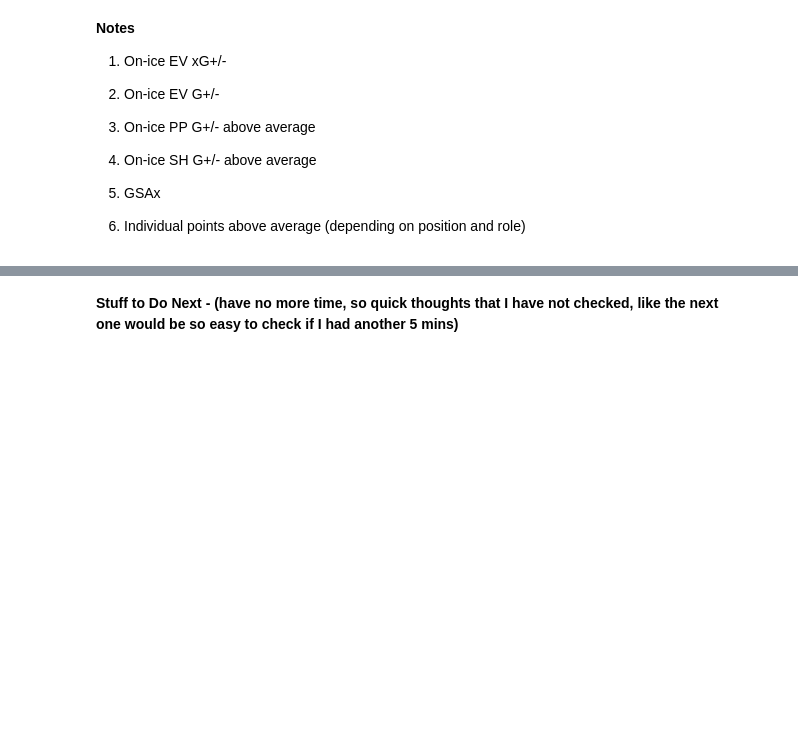
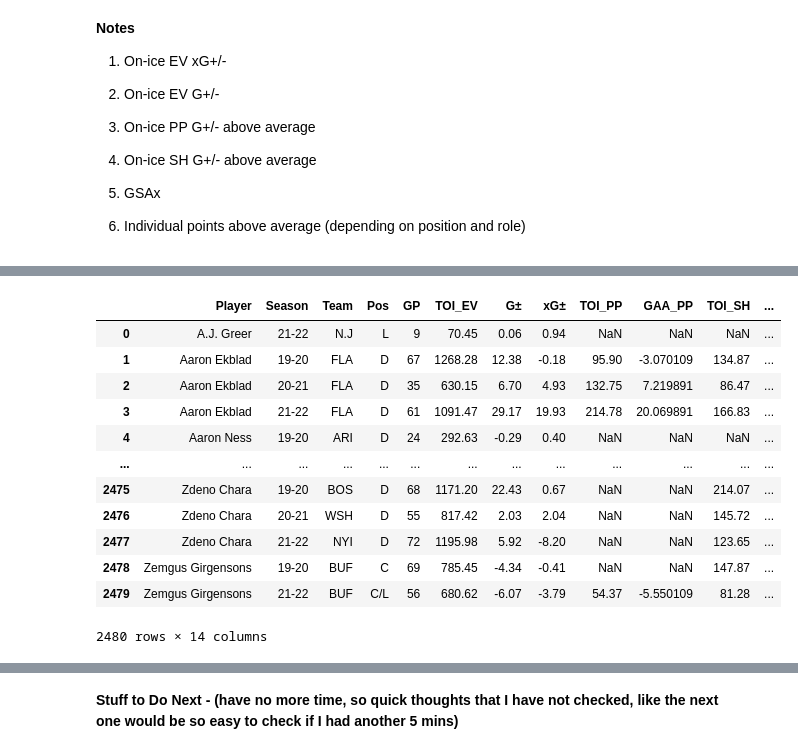
Before and after one commit to danmartin25/Hockey_Model, a Jupyter notebook: Hockey Model Mark I.ipynb, the cells around one changed output, grey strips where cells are left out. Drawn from its saved outputs; the diff is of its cells as text; code cells hidden in the pictures; blank space fills up the shorter version.

Commit message:
Cleaned up code blocks and separated skaters and goalies into tables for each team.

```diff
--- a/Hockey Model Mark I.ipynb
+++ b/Hockey Model Mark I.ipynb
@@ -198,4 +327,4 @@ skater_EV_PP = combined_player_df.drop(columns = ['Team_y','Position_PP','GP_PP'
 # %%
 #Merge EV,PP,SH tables together
-full_player_totals = pd.merge(skater_EV_PP, skater_SH_totals, how="left", on=["Player", "Season"])
-#full_player_totals.head(10)
+full_skater_totals = pd.merge(skater_EV_PP, skater_SH_totals, how="left", on=["Player", "Season"])
+full_skater_totals.head(10)
@@ -202,4 +343,4 @@ full_player_totals = pd.merge(skater_EV_PP, skater_SH_totals, how="left", on=["P
 # %%
 #Clean up data
-full_player_totals = full_player_totals.drop(columns = ['Team','Position_SH','GP_SH'])
-#full_player_totals.head(10)
+full_skater_totals = full_skater_totals.drop(columns = ['Team','Position_SH','GP_SH'])
+full_skater_totals.head(10)
@@ -208,4 +359,4 @@ full_player_totals = full_player_totals.drop(columns = ['Team','Position_SH','GP
 # %%
 #Merge EV,PP,SH and Points tables together
-full_player_totals = pd.merge(full_player_totals, skater_box_totals, how="left", on=["Player", "Season"])
-#full_player_totals.head()
+full_skater_totals = pd.merge(full_skater_totals, skater_box_totals, how="left", on=["Player", "Season"])
+full_skater_totals.head()
@@ -212,4 +371,4 @@ full_player_totals = pd.merge(full_player_totals, skater_box_totals, how="left",
 # %%
 #Drop Repeated Columns
-full_player_totals = full_player_totals.drop(columns = ['Team','Position','GP','G','A1','A2'])
-#full_player_totals.head(10)
+full_skater_totals = full_skater_totals.drop(columns = ['Team','Position','GP','G','A1','A2','Points'])
+full_skater_totals.head(10)
@@ -216,6 +387,20 @@ full_player_totals = full_player_totals.drop(columns = ['Team','Position','GP','
 # %%
 #Rename Columns
-full_player_totals = full_player_totals.rename(columns = {'Team_x':'Team','Position_EV':'Position','GP_EV':'GP','TOI':'TOI_tot'})
-#full_player_totals
+full_skater_totals = full_skater_totals.rename(columns = {'Team_x':'Team','Position_EV':'Pos','GP_EV':'GP','TOI':'TOI_tot'})
+full_skater_totals
+# %% [output]
+|  | Player | Season | Team | Pos | GP | TOI_EV | G± | xG± | TOI_PP | GAA_PP | TOI_SH | ... |
+| 0 | A.J. Greer | 21-22 | N.J | L | 9 | 70.45 | 0.06 | 0.94 | NaN | NaN | NaN | ... |
+| 1 | Aaron Ekblad | 19-20 | FLA | D | 67 | 1268.28 | 12.38 | -0.18 | 95.90 | -3.070109 | 134.87 | ... |
+| 2 | Aaron Ekblad | 20-21 | FLA | D | 35 | 630.15 | 6.70 | 4.93 | 132.75 | 7.219891 | 86.47 | ... |
+| 3 | Aaron Ekblad | 21-22 | FLA | D | 61 | 1091.47 | 29.17 | 19.93 | 214.78 | 20.069891 | 166.83 | ... |
+| 4 | Aaron Ness | 19-20 | ARI | D | 24 | 292.63 | -0.29 | 0.40 | NaN | NaN | NaN | ... |
+| ... | ... | ... | ... | ... | ... | ... | ... | ... | ... | ... | ... | ... |
+| 2475 | Zdeno Chara | 19-20 | BOS | D | 68 | 1171.20 | 22.43 | 0.67 | NaN | NaN | 214.07 | ... |
+| 2476 | Zdeno Chara | 20-21 | WSH | D | 55 | 817.42 | 2.03 | 2.04 | NaN | NaN | 145.72 | ... |
+| 2477 | Zdeno Chara | 21-22 | NYI | D | 72 | 1195.98 | 5.92 | -8.20 | NaN | NaN | 123.65 | ... |
+| 2478 | Zemgus Girgensons | 19-20 | BUF | C | 69 | 785.45 | -4.34 | -0.41 | NaN | NaN | 147.87 | ... |
+| 2479 | Zemgus Girgensons | 21-22 | BUF | C/L | 56 | 680.62 | -6.07 | -3.79 | 54.37 | -5.550109 | 81.28 | ... |
+2480 rows × 14 columns
 # %%
 #Replace NaN with 0
```
Also changed, not shown: parts of 66 cells of this notebook.
